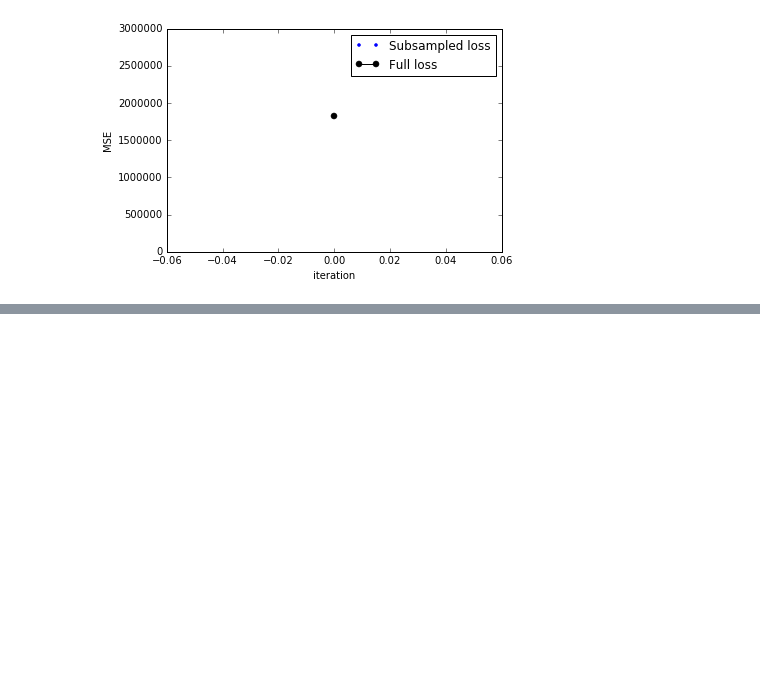
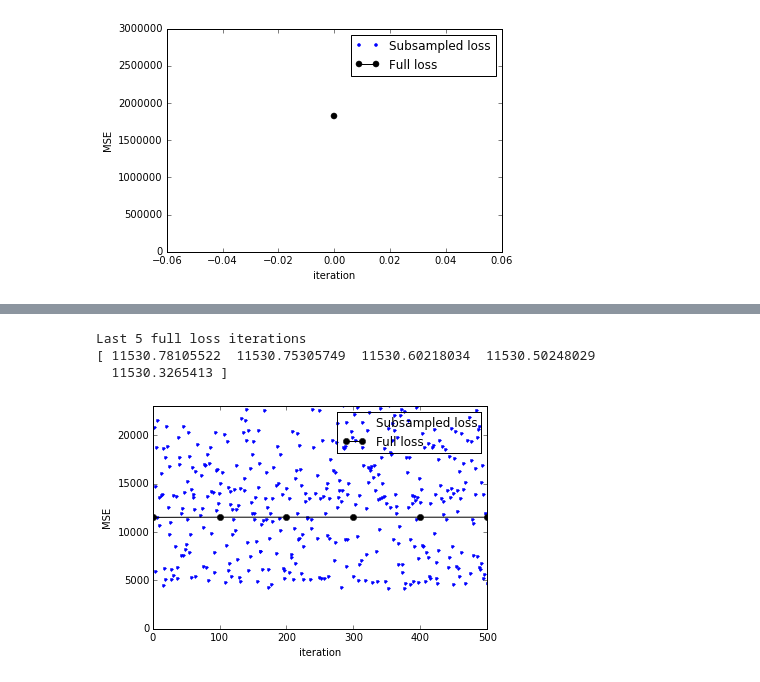
Before and after one commit to KasparP/PSI_simulations, a Jupyter notebook: Python/PlotLoss.ipynb, the cells around one changed output, grey strips where cells are left out. Saved outputs shown, nothing was run; the diff lists cells and outputs as text; code cells hidden in the pictures; blank space fills up the shorter version.

```diff
--- a/Python/PlotLoss.ipynb
+++ b/Python/PlotLoss.ipynb
@@ -85,0 +93,21 @@ IOError: [Errno 2] No such file or directory: 'expt2/output.mat'
+# %%
+expt2=io.loadmat('expt2/output.mat')
+loss_gt=expt2['loss_gt']
+loss_gt = loss_gt[loss_gt>0]
+lossgtall = loss_gt[::100]
+tall = np.arange(len(lossgtall))*100
+
+print 'Last 5 full loss iterations'
+print lossgtall[-5:]
+
+plt.plot(loss_gt,'.');
+plt.plot(tall,lossgtall,'ko-');
+plt.legend(('Subsampled loss','Full loss'));
+plt.ylim(0,2*np.amax(lossgtall));
+plt.xlabel('iteration');
+plt.ylabel('MSE');
+# %% [output]
+Last 5 full loss iterations
+[ 11530.78105522  11530.75305749  11530.60218034  11530.50248029
+  11530.3265413 ]
+[figure, added]
```
Also changed, not shown: parts of 12 cells of this notebook, 3 other files.
